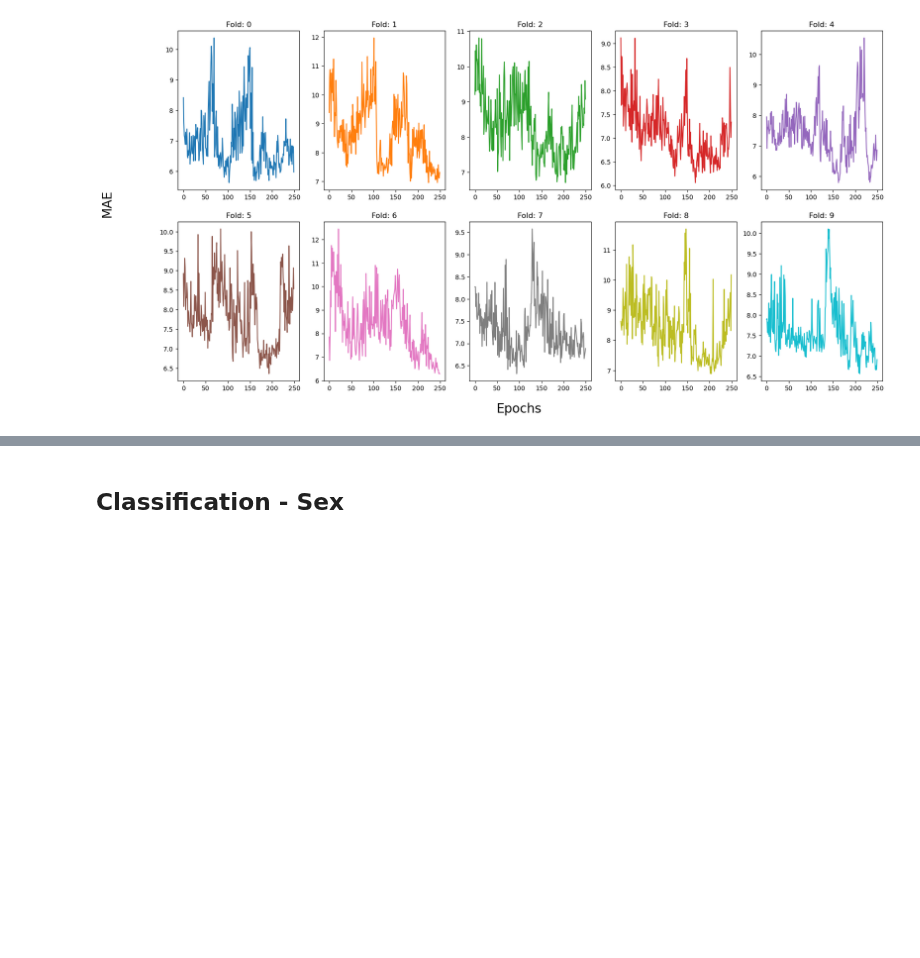
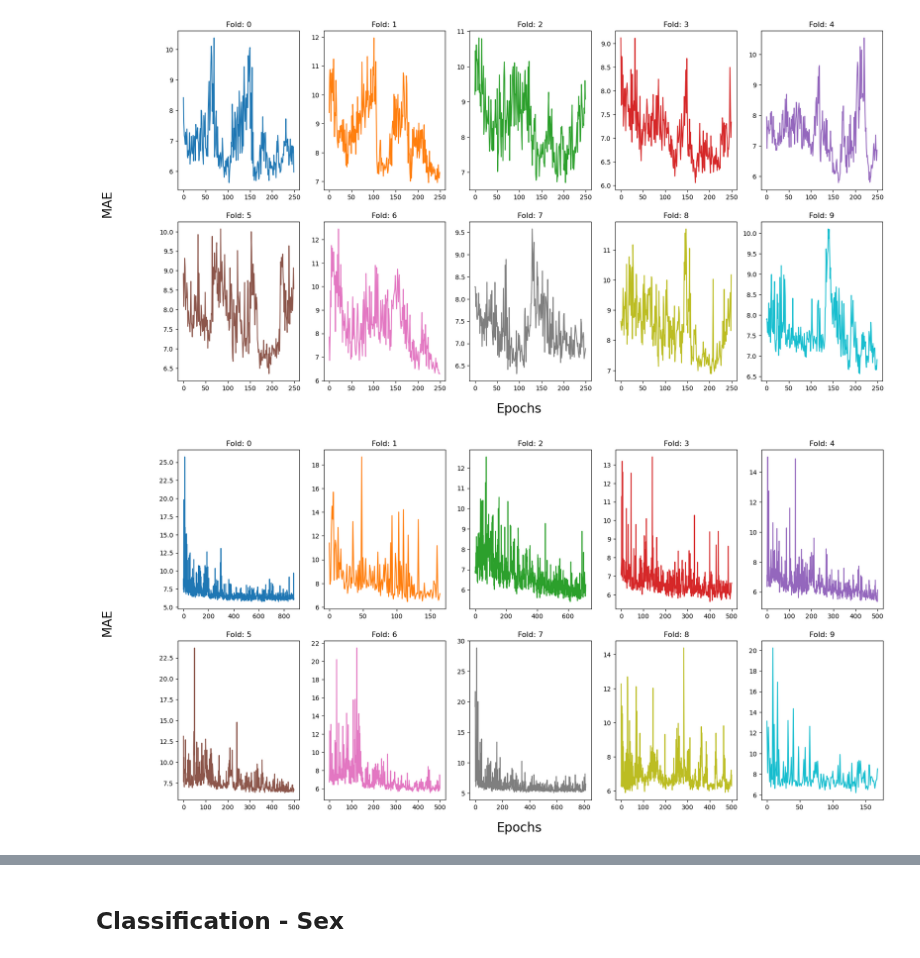
Before and after one commit to NickosKal/UCAN-PET-CT-image-data-handling-pipeline, a Jupyter notebook: Results/evaluate_models_adi.ipynb, the cells around one changed output, grey strips where cells are left out. Saved outputs shown, nothing was run; the diff lists cells and outputs as text; code cells hidden in the pictures; blank space fills up the shorter version.

```diff
--- a/Results/evaluate_models_adi.ipynb
+++ b/Results/evaluate_models_adi.ipynb
@@ -38,3 +40,27 @@ for i in range(2):
 plt.show()
 # %% [output]
 [figure]
+# %%
+cv_mae_arr = []
+#np.load("/home/ashish/Ashish/UCAN/Results/regression/Experiment_2/CV_0"+"/MAE_old.npy")
+for i in range(0,10):
+    temp = np.load("/home/ashish/Ashish/UCAN/Results/regression/Experiment_2/CV_"+str(i)+"/MAE.npy")
+    cv_mae_arr.append(temp)
+cv_mae_df = pd.DataFrame(cv_mae_arr)
+# %%
+fig, axs = plt.subplots(nrows=2, ncols=5, figsize=(20,10))
+fig.text(0.5, 0.04, 'Epochs', fontdict=dict(fontsize= 20), ha='center')
+fig.text(0.04, 0.5, 'MAE', fontdict=dict(fontsize= 20), va='center', rotation='vertical')
+colors = plt.rcParams["axes.prop_cycle"]()
+cv=0
+for i in range(2):
+    for j in range(5):
+        c = next(colors)["color"]
+        axs[i, j].title.set_text(f'Fold: {cv}')
+        #print(cv_mae_arr[i].shape[0], cv_mae_df.loc[:,cv].values)
+        axs[i, j].plot(cv_mae_arr[cv], color = c)
+        cv += 1
+
+plt.show()
+# %% [output]
+[figure, added]
```
Also changed, not shown: parts of 2 cells of this notebook, 4 other files.
